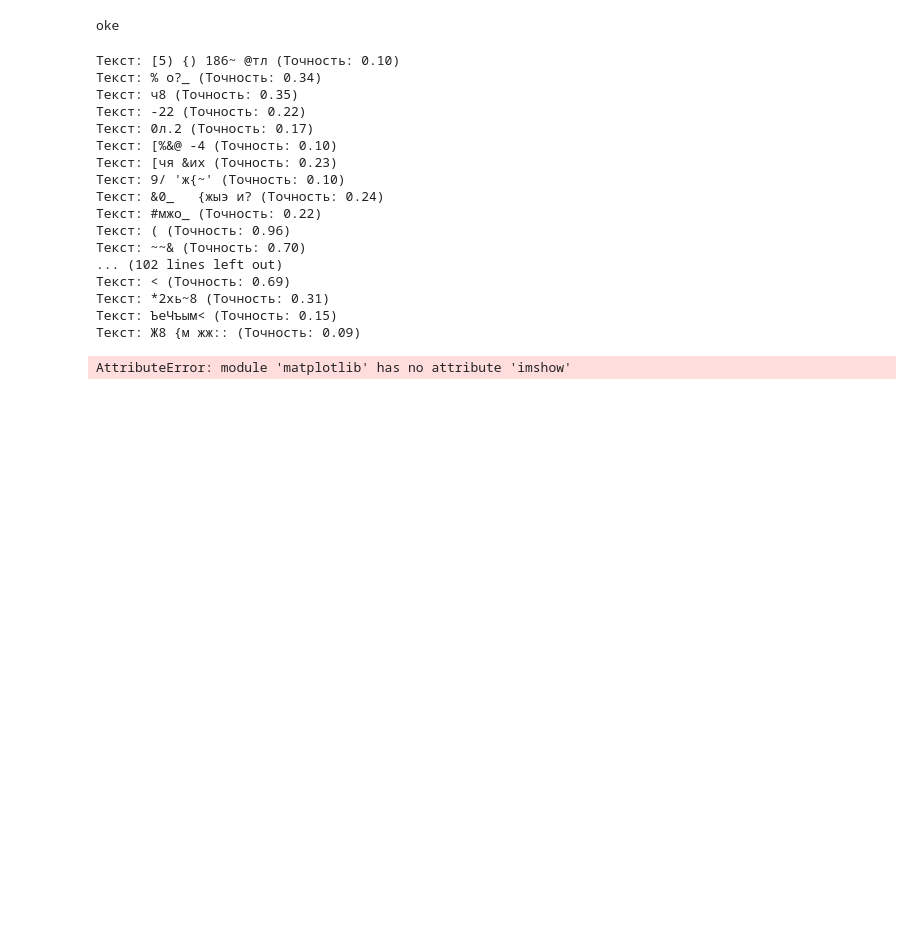
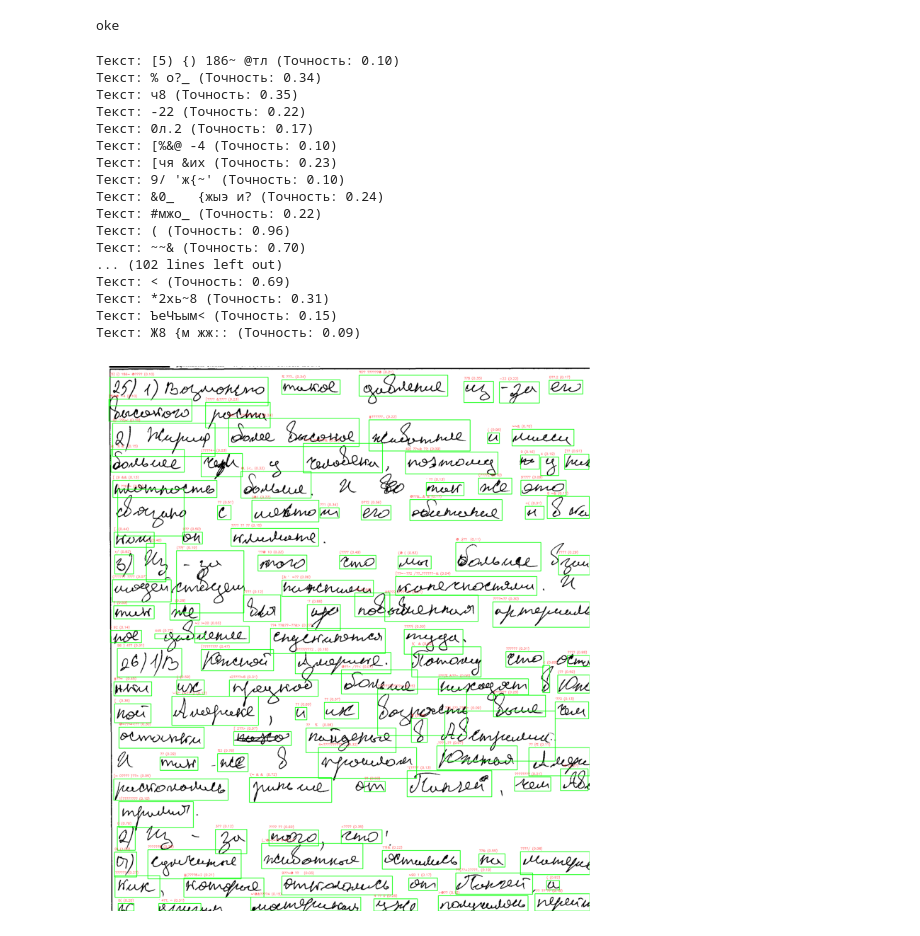
Before and after one commit to hom1e10101/ML_practice, a Jupyter notebook: day_2/aboba.ipynb, the cells around one changed output. Saved outputs shown, nothing was run; the diff lists cells and outputs as text; code cells hidden in the pictures; blank space fills up the shorter version.

```diff
--- a/day_2/aboba.ipynb
+++ b/day_2/aboba.ipynb
@@ -173,46 +173,41 @@ oke
 image_path = "./test/404731715_03.png"
 
 image = cv2.imread(image_path)
-# if image is None:
-#     raise ValueError("Не удалось загрузить изображение через OpenCV")
-# image = cv2.cvtColor(image, cv2.COLOR_BGR2RGB)
-
-# image = cv2.imread(image_path)
 results = reader.readtext(image)
-
-# plt.figure(figsize=(15, 10))
 
 output = image.copy()
 for (bbox, text, prob) in results:
     print(f"Текст: {text} (Точность: {prob:.2f})")
+
     top_left = tuple(map(int, bbox[0]))
     bottom_right = tuple(map(int, bbox[2]))
 
     cv2.rectangle(output, top_left, bottom_right, (0, 255, 0), 2)
 
     cv2.putText(output, f"{text} ({prob:.2f})",
                 (top_left[0], top_left[1] - 10),
                 cv2.FONT_HERSHEY_SIMPLEX, 0.5, (255, 0, 0), 1)
 
+plt.figure(figsize=(15, 10))
 plt.imshow(output)
-plt.axis('off')
+plt.axis('off')  # Скрыть оси
 plt.show()
 # %% [output]
 Текст: [5) {) 186~ @тл (Точность: 0.10)
 Текст: % о?_ (Точность: 0.34)
 Текст: ч8 (Точность: 0.35)
 Текст: -22 (Точность: 0.22)
 Текст: 0л.2 (Точность: 0.17)
 Текст: [%&@ -4 (Точность: 0.10)
 Текст: [чя &их (Точность: 0.23)
 Текст: 9/ 'ж{~' (Точность: 0.10)
 Текст: &0_   {жыэ и? (Точность: 0.24)
 Текст: #мжо_ (Точность: 0.22)
 Текст: ( (Точность: 0.96)
 Текст: ~~& (Точность: 0.70)
 ... (102 lines left out)
 Текст: < (Точность: 0.69)
 Текст: *2хь~8 (Точность: 0.31)
 Текст: ЪеЧъым< (Точность: 0.15)
 Текст: Ж8 {м жж:: (Точность: 0.09)
-AttributeError: module 'matplotlib' has no attribute 'imshow'
+[figure, added]
```
Also changed, not shown: parts of 6 cells of this notebook.
